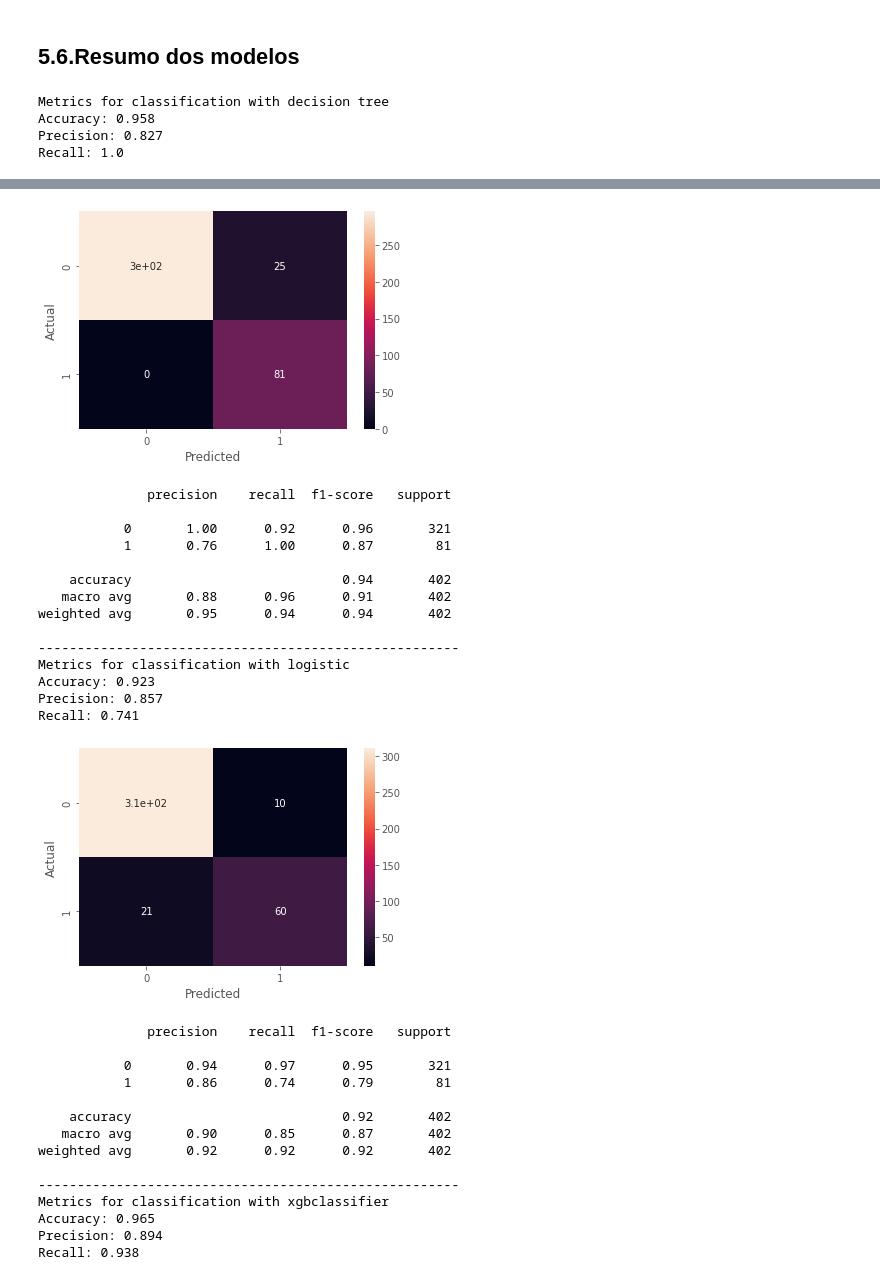
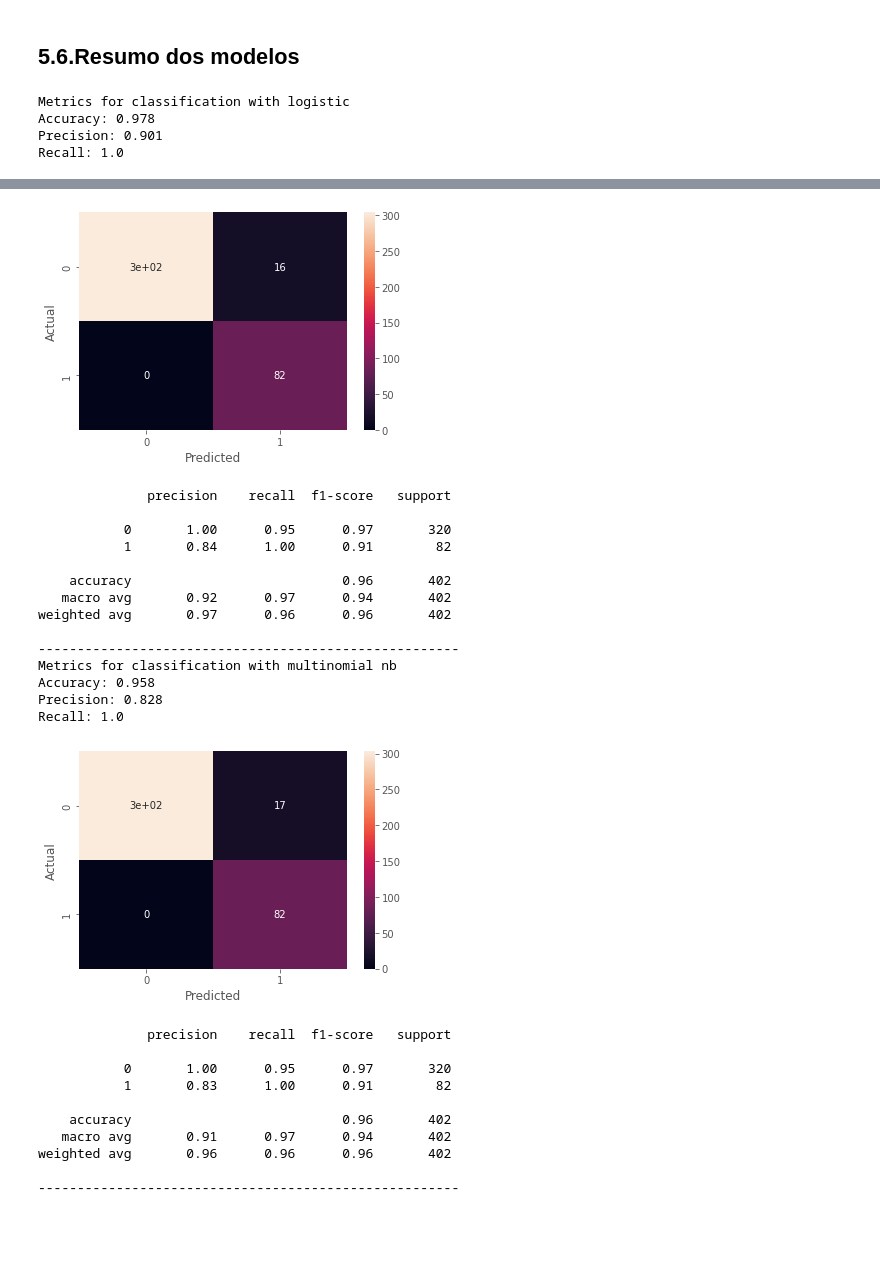
Before and after one commit to Bruno-Donato/desafio_gastos_saude, a Jupyter notebook: desafio_gastos_saude.ipynb, the cells around one changed output, grey strips where cells are left out. Drawn from its saved outputs; the diff is of its cells as text; code cells hidden in the pictures; blank space fills up the shorter version.

```diff
--- a/desafio_gastos_saude.ipynb
+++ b/desafio_gastos_saude.ipynb
@@ -625,4 +655,0 @@ Xlog_train, Xlog_test, Ylog_train, Ylog_test = train_test_split(Xlog, Ylog, test
-# %%
-lr = LogisticRegression()
-lr.fit(Xlog_train, Ylog_train)
-Yhat_log = lr.predict(Xlog_test)
@@ -631,2 +656,6 @@ Yhat_log = lr.predict(Xlog_test)
 # %% [markdown]
 ### 5.3.1.Treinando e testando o modelo
+# %%
+lr = LogisticRegression()
+lr.fit(X_resampled_over, y_resampled_over)
+Yhat_log = lr.predict(Xlog_test_transf)
@@ -633,7 +666,7 @@ Yhat_log = lr.predict(Xlog_test)
 # %%
 treeclass = DecisionTreeClassifier(criterion='entropy', max_depth=4, ccp_alpha=0.01)
-treeclass.fit(Xlog_train, Ylog_train)
-Yhat_tree = treeclass.predict(Xlog_test)
+treeclass.fit(X_resampled_over, y_resampled_over)
+Yhat_tree = treeclass.predict(Xlog_test_transf)
 # %% [markdown]
 - Averiguando a importancia das variáveis para o modelo
 # %%
@@ -681,7 +701,7 @@ tree.plot_tree(treeclass, feature_names=['expenses', 'age', 'bmi'],
 # %%
 rnd_forest = RandomForestClassifier(criterion='entropy', max_depth=4)
-rnd_forest.fit(Xlog_train, Ylog_train)
-Yhat_forest = rnd_forest.predict(Xlog_test)
+rnd_forest.fit(X_resampled_over, y_resampled_over)
+Yhat_forest = rnd_forest.predict(Xlog_test_transf)
 # %% [markdown]
 - Averiguando a importancia das variáveis para o modelo
 # %%
@@ -709,8 +729,8 @@ Yhat_mnnb = mnnb.predict(Xlog_test)
 # %% [markdown]
 ## 5.6.Resumo dos modelos
 # %%
-models = {'decision tree':Yhat_tree, 'random forest':Yhat_forest, 'multinomial nb':Yhat_mnnb,
-          'logistic':Yhat_log}
+models = {'logistic':Yhat_log, 'decision tree':Yhat_tree,
+          'random forest':Yhat_forest, 'multinomial nb':Yhat_mnnb}
 
 for name, item in models.items():
     print(f'Metrics for classification with {name}')
@@ -723,7 +743,7 @@ for name, item in models.items():
     print(metrics.classification_report(Ylog_test, item))
     print('-'*54)
 # %% [output]
-Metrics for classification with decision tree
-Accuracy: 0.958
-Precision: 0.827
+Metrics for classification with logistic
+Accuracy: 0.978
+Precision: 0.901
 Recall: 1.0
@@ -759,31 +779,27 @@ Precision: 0.764
 Recall: 1.0
-[figure, old version]
+[figure, new version]
               precision    recall  f1-score   support
 
-           0       1.00      0.92      0.96       321
-           1       0.76      1.00      0.87        81
+           0       1.00      0.95      0.97       320
+           1       0.84      1.00      0.91        82
 
-    accuracy                           0.94       402
-   macro avg       0.88      0.96      0.91       402
-weighted avg       0.95      0.94      0.94       402
+    accuracy                           0.96       402
+   macro avg       0.92      0.97      0.94       402
+weighted avg       0.97      0.96      0.96       402
 
 ------------------------------------------------------
-Metrics for classification with logistic
-Accuracy: 0.923
-Precision: 0.857
-Recall: 0.741
+Metrics for classification with multinomial nb
+Accuracy: 0.958
+Precision: 0.828
+Recall: 1.0
-[figure, old version]
+[figure, new version]
               precision    recall  f1-score   support
 
-           0       0.94      0.97      0.95       321
-           1       0.86      0.74      0.79        81
+           0       1.00      0.95      0.97       320
+           1       0.83      1.00      0.91        82
 
-    accuracy                           0.92       402
-   macro avg       0.90      0.85      0.87       402
-weighted avg       0.92      0.92      0.92       402
+    accuracy                           0.96       402
+   macro avg       0.91      0.97      0.94       402
+weighted avg       0.96      0.96      0.96       402
 
 ------------------------------------------------------
-Metrics for classification with xgbclassifier
-Accuracy: 0.965
-Precision: 0.894
-Recall: 0.938
```
Also changed, not shown: parts of 41 cells of this notebook.
